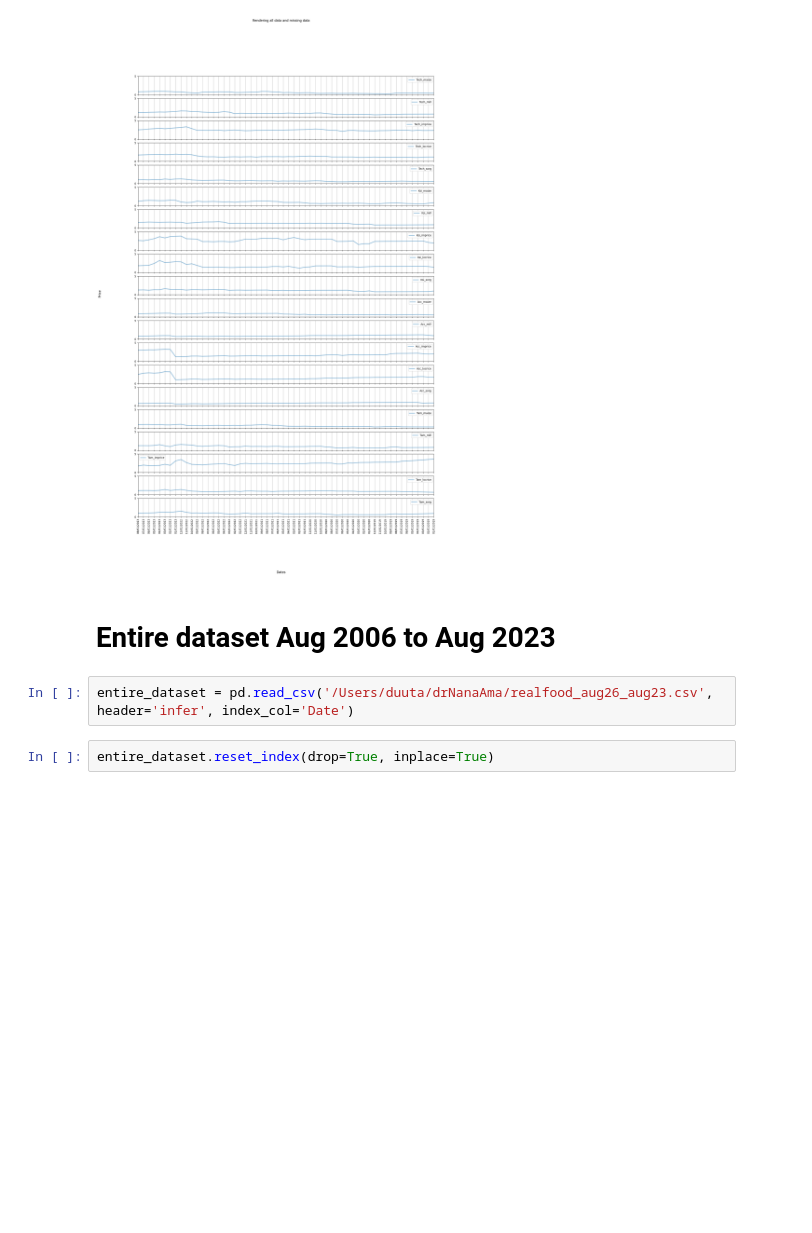
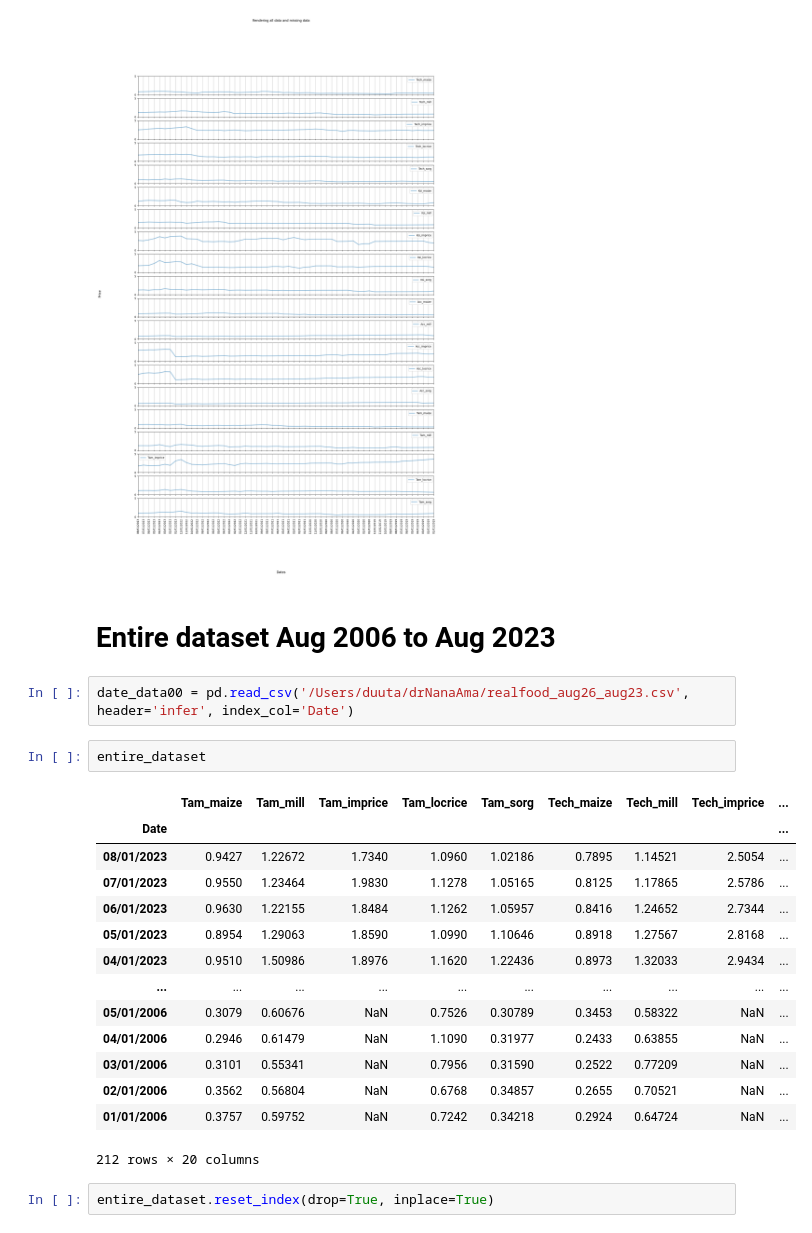
Before and after one commit to duutabib/crispyMissing_data, a Jupyter notebook: drNanaAmma0.ipynb, the cells around one changed output. Cells and saved outputs as stored; diff of their text form; blank space fills up the shorter version.

```diff
--- a/drNanaAmma0.ipynb
+++ b/drNanaAmma0.ipynb
@@ -143,7 +143,24 @@ plt.show()
 # %% [markdown]
 # Entire dataset Aug 2006 to Aug 2023
 # %%
-entire_dataset = pd.read_csv('/Users/duuta/drNanaAma/realfood_aug26_aug23.csv', header='infer', index_col='Date')
+date_data00 = pd.read_csv('/Users/duuta/drNanaAma/realfood_aug26_aug23.csv', header='infer', index_col='Date')
+# %%
+entire_dataset
+# %% [output]
+|  | Tam_maize | Tam_mill | Tam_imprice | Tam_locrice | Tam_sorg | Tech_maize | Tech_mill | Tech_imprice | ... |
+| Date |  |  |  |  |  |  |  |  | ... |
+| 08/01/2023 | 0.9427 | 1.22672 | 1.7340 | 1.0960 | 1.02186 | 0.7895 | 1.14521 | 2.5054 | ... |
+| 07/01/2023 | 0.9550 | 1.23464 | 1.9830 | 1.1278 | 1.05165 | 0.8125 | 1.17865 | 2.5786 | ... |
+| 06/01/2023 | 0.9630 | 1.22155 | 1.8484 | 1.1262 | 1.05957 | 0.8416 | 1.24652 | 2.7344 | ... |
+| 05/01/2023 | 0.8954 | 1.29063 | 1.8590 | 1.0990 | 1.10646 | 0.8918 | 1.27567 | 2.8168 | ... |
+| 04/01/2023 | 0.9510 | 1.50986 | 1.8976 | 1.1620 | 1.22436 | 0.8973 | 1.32033 | 2.9434 | ... |
+| ... | ... | ... | ... | ... | ... | ... | ... | ... | ... |
+| 05/01/2006 | 0.3079 | 0.60676 | NaN | 0.7526 | 0.30789 | 0.3453 | 0.58322 | NaN | ... |
+| 04/01/2006 | 0.2946 | 0.61479 | NaN | 1.1090 | 0.31977 | 0.2433 | 0.63855 | NaN | ... |
+| 03/01/2006 | 0.3101 | 0.55341 | NaN | 0.7956 | 0.31590 | 0.2522 | 0.77209 | NaN | ... |
+| 02/01/2006 | 0.3562 | 0.56804 | NaN | 0.6768 | 0.34857 | 0.2655 | 0.70521 | NaN | ... |
+| 01/01/2006 | 0.3757 | 0.59752 | NaN | 0.7242 | 0.34218 | 0.2924 | 0.64724 | NaN | ... |
+212 rows × 20 columns
 # %%
 entire_dataset.reset_index(drop=True, inplace=True)
 # %%
```
Also changed, not shown: parts of 11 cells of this notebook.
